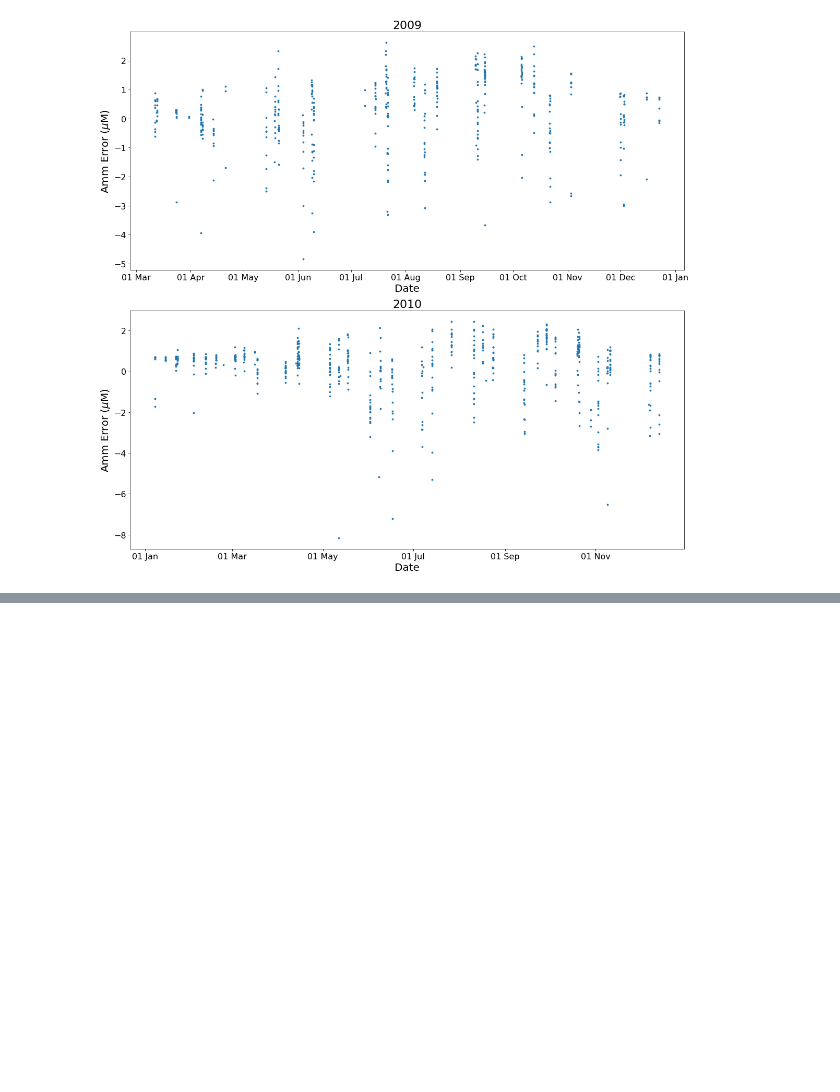
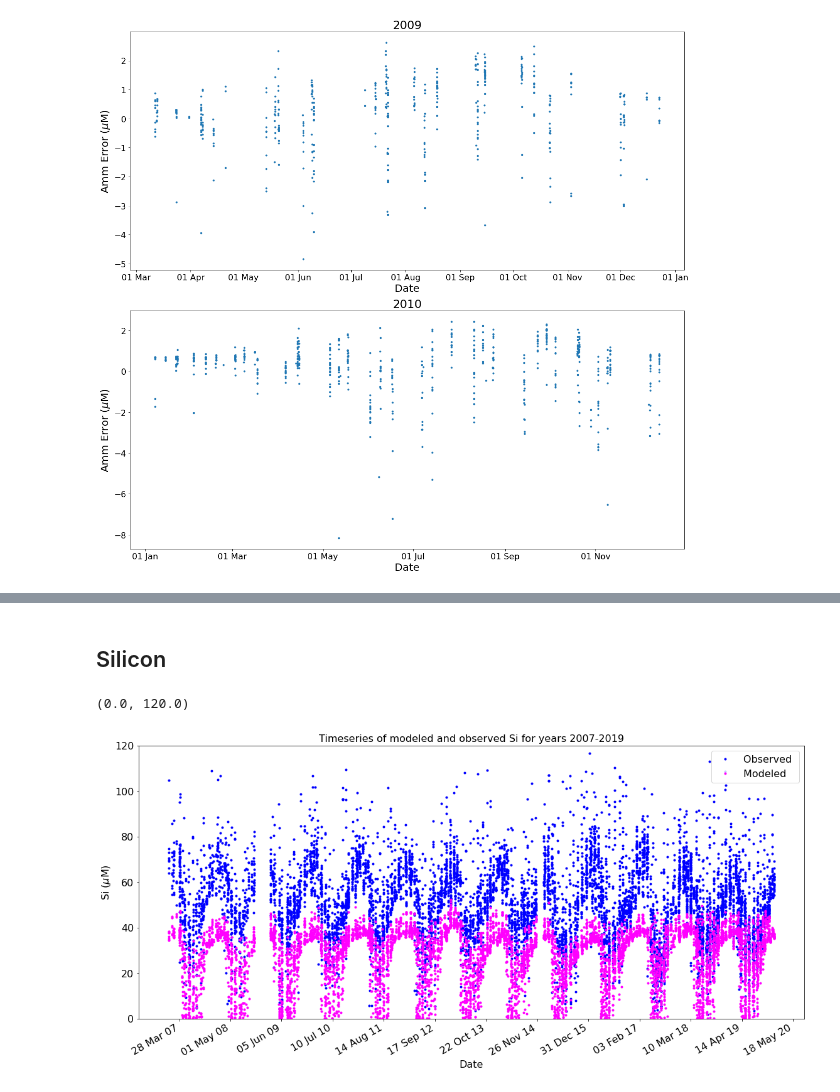
Before and after one commit to SalishSeaCast/analysis-keegan, a Jupyter notebook: notebooks/Evaluations/Time_Series_evaluation.ipynb, the cells around one changed output, grey strips where cells are left out. Drawn from its saved outputs; the diff is of its cells as text; code cells hidden in the pictures; blank space fills up the shorter version.

```diff
--- a/notebooks/Evaluations/Time_Series_evaluation.ipynb
+++ b/notebooks/Evaluations/Time_Series_evaluation.ipynb
@@ -380,0 +408,10 @@ multi_timerror_graph(2,(16,15),years,obsvar,modvar)
+# %% [markdown]
+## Silicon
+# %%
+obsvar='Si'
+modvar='mod_silicon'
+all_years(obsvar,modvar)
+plt.ylim(0,120)
+# %% [output]
+(0.0, 120.0)
+[figure, added]
```
Also changed, not shown: parts of 19 cells of this notebook.
